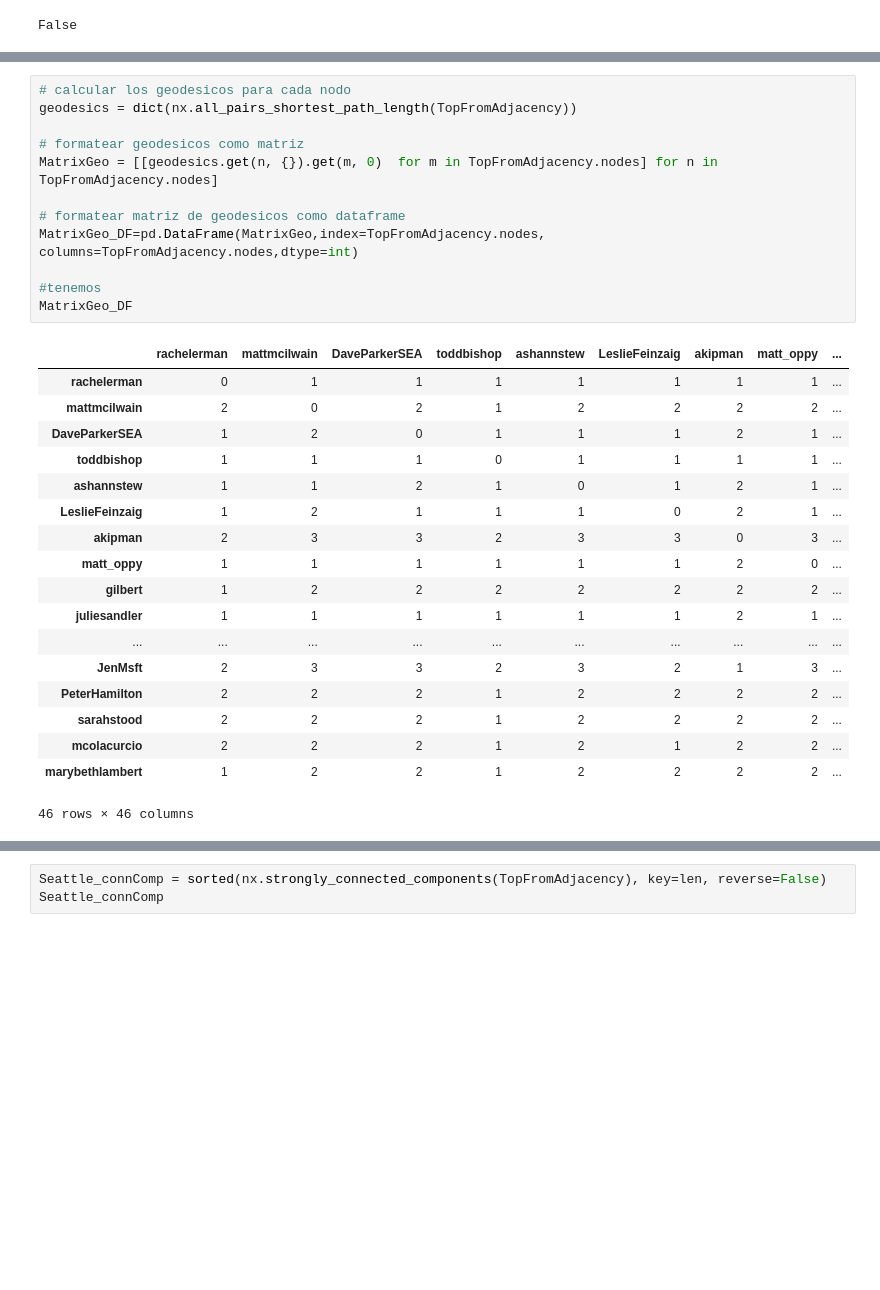
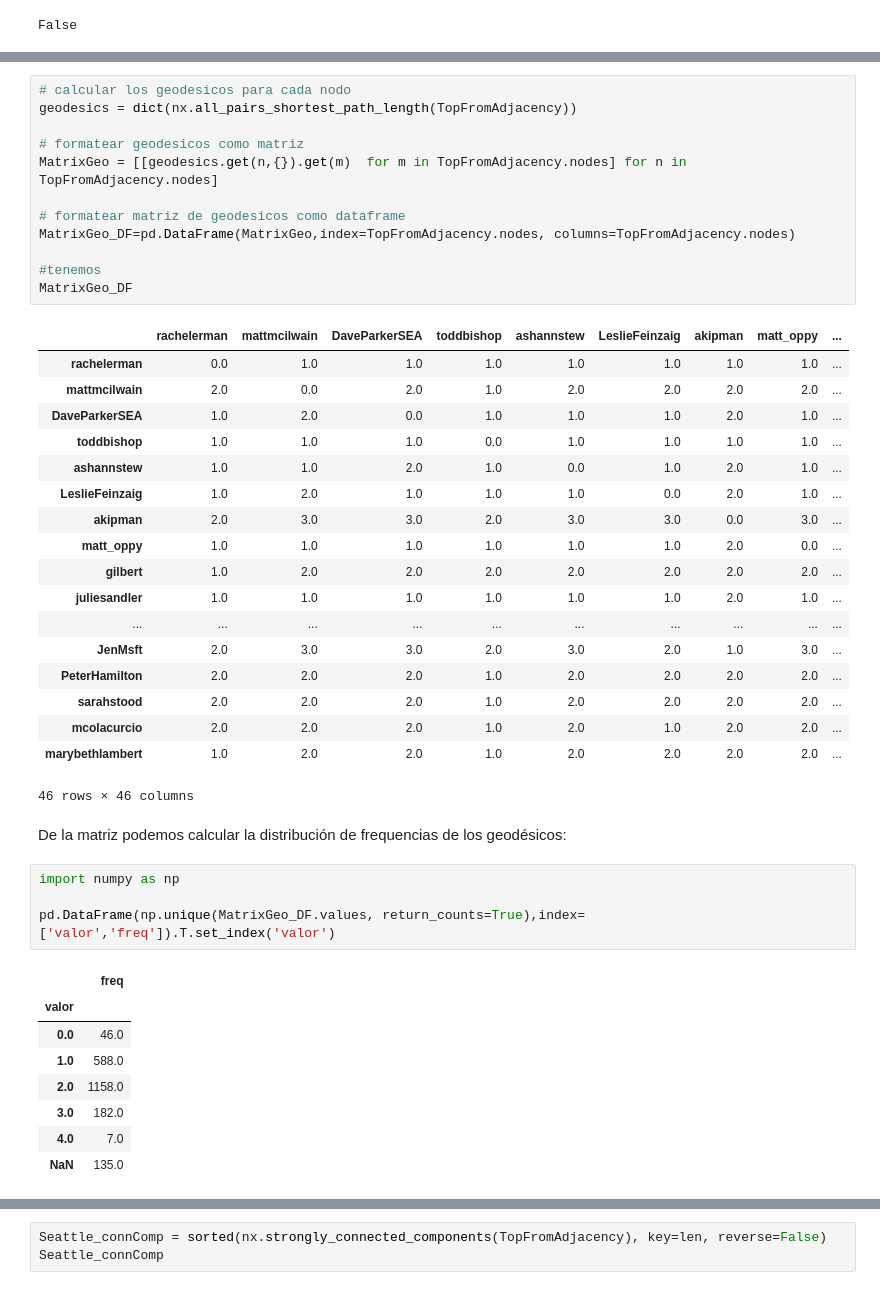
Before and after one commit to MAGALLANESJoseManuel/MGPIT_Pol748_Redes_2, a Jupyter notebook: sesion_2.ipynb, the cells around one changed output, grey strips where cells are left out. Saved outputs shown, nothing was run; the diff lists cells and outputs as text; blank space fills up the shorter version.

```diff
--- a/sesion_2.ipynb
+++ b/sesion_2.ipynb
@@ -115,30 +119,45 @@ Calculemos todos los gesodésicos de nuestra red:
 geodesics = dict(nx.all_pairs_shortest_path_length(TopFromAdjacency))
 
 # formatear geodesicos como matriz
-MatrixGeo = [[geodesics.get(n, {}).get(m, 0)  for m in TopFromAdjacency.nodes] for n in TopFromAdjacency.nodes]
+MatrixGeo = [[geodesics.get(n,{}).get(m)  for m in TopFromAdjacency.nodes] for n in TopFromAdjacency.nodes]
 
 # formatear matriz de geodesicos como dataframe
-MatrixGeo_DF=pd.DataFrame(MatrixGeo,index=TopFromAdjacency.nodes, columns=TopFromAdjacency.nodes,dtype=int)
+MatrixGeo_DF=pd.DataFrame(MatrixGeo,index=TopFromAdjacency.nodes, columns=TopFromAdjacency.nodes)
 
 #tenemos
 MatrixGeo_DF
 # %% [output]
 |  | rachelerman | mattmcilwain | DaveParkerSEA | toddbishop | ashannstew | LeslieFeinzaig | akipman | matt_oppy | ... |
-| rachelerman | 0 | 1 | 1 | 1 | 1 | 1 | 1 | 1 | ... |
-| mattmcilwain | 2 | 0 | 2 | 1 | 2 | 2 | 2 | 2 | ... |
-| DaveParkerSEA | 1 | 2 | 0 | 1 | 1 | 1 | 2 | 1 | ... |
-| toddbishop | 1 | 1 | 1 | 0 | 1 | 1 | 1 | 1 | ... |
-| ashannstew | 1 | 1 | 2 | 1 | 0 | 1 | 2 | 1 | ... |
-| LeslieFeinzaig | 1 | 2 | 1 | 1 | 1 | 0 | 2 | 1 | ... |
-| akipman | 2 | 3 | 3 | 2 | 3 | 3 | 0 | 3 | ... |
-| matt_oppy | 1 | 1 | 1 | 1 | 1 | 1 | 2 | 0 | ... |
-| gilbert | 1 | 2 | 2 | 2 | 2 | 2 | 2 | 2 | ... |
-| juliesandler | 1 | 1 | 1 | 1 | 1 | 1 | 2 | 1 | ... |
+| rachelerman | 0.0 | 1.0 | 1.0 | 1.0 | 1.0 | 1.0 | 1.0 | 1.0 | ... |
+| mattmcilwain | 2.0 | 0.0 | 2.0 | 1.0 | 2.0 | 2.0 | 2.0 | 2.0 | ... |
+| DaveParkerSEA | 1.0 | 2.0 | 0.0 | 1.0 | 1.0 | 1.0 | 2.0 | 1.0 | ... |
+| toddbishop | 1.0 | 1.0 | 1.0 | 0.0 | 1.0 | 1.0 | 1.0 | 1.0 | ... |
+| ashannstew | 1.0 | 1.0 | 2.0 | 1.0 | 0.0 | 1.0 | 2.0 | 1.0 | ... |
+| LeslieFeinzaig | 1.0 | 2.0 | 1.0 | 1.0 | 1.0 | 0.0 | 2.0 | 1.0 | ... |
+| akipman | 2.0 | 3.0 | 3.0 | 2.0 | 3.0 | 3.0 | 0.0 | 3.0 | ... |
+| matt_oppy | 1.0 | 1.0 | 1.0 | 1.0 | 1.0 | 1.0 | 2.0 | 0.0 | ... |
+| gilbert | 1.0 | 2.0 | 2.0 | 2.0 | 2.0 | 2.0 | 2.0 | 2.0 | ... |
+| juliesandler | 1.0 | 1.0 | 1.0 | 1.0 | 1.0 | 1.0 | 2.0 | 1.0 | ... |
 | ... | ... | ... | ... | ... | ... | ... | ... | ... | ... |
-| JenMsft | 2 | 3 | 3 | 2 | 3 | 2 | 1 | 3 | ... |
-| PeterHamilton | 2 | 2 | 2 | 1 | 2 | 2 | 2 | 2 | ... |
-| sarahstood | 2 | 2 | 2 | 1 | 2 | 2 | 2 | 2 | ... |
-| mcolacurcio | 2 | 2 | 2 | 1 | 2 | 1 | 2 | 2 | ... |
-| marybethlambert | 1 | 2 | 2 | 1 | 2 | 2 | 2 | 2 | ... |
+| JenMsft | 2.0 | 3.0 | 3.0 | 2.0 | 3.0 | 2.0 | 1.0 | 3.0 | ... |
+| PeterHamilton | 2.0 | 2.0 | 2.0 | 1.0 | 2.0 | 2.0 | 2.0 | 2.0 | ... |
+| sarahstood | 2.0 | 2.0 | 2.0 | 1.0 | 2.0 | 2.0 | 2.0 | 2.0 | ... |
+| mcolacurcio | 2.0 | 2.0 | 2.0 | 1.0 | 2.0 | 1.0 | 2.0 | 2.0 | ... |
+| marybethlambert | 1.0 | 2.0 | 2.0 | 1.0 | 2.0 | 2.0 | 2.0 | 2.0 | ... |
 46 rows × 46 columns
+# %% [markdown]
+De la matriz podemos calcular la distribución de frequencias de los geodésicos:
+# %%
+import numpy as np
+
+pd.DataFrame(np.unique(MatrixGeo_DF.values, return_counts=True),index=['valor','freq']).T.set_index('valor')
+# %% [output]
+|  | freq |
+| valor |  |
+| 0.0 | 46.0 |
+| 1.0 | 588.0 |
+| 2.0 | 1158.0 |
+| 3.0 | 182.0 |
+| 4.0 | 7.0 |
+| NaN | 135.0 |
 # %% [markdown]
```
Also changed, not shown: parts of 20 cells of this notebook.
